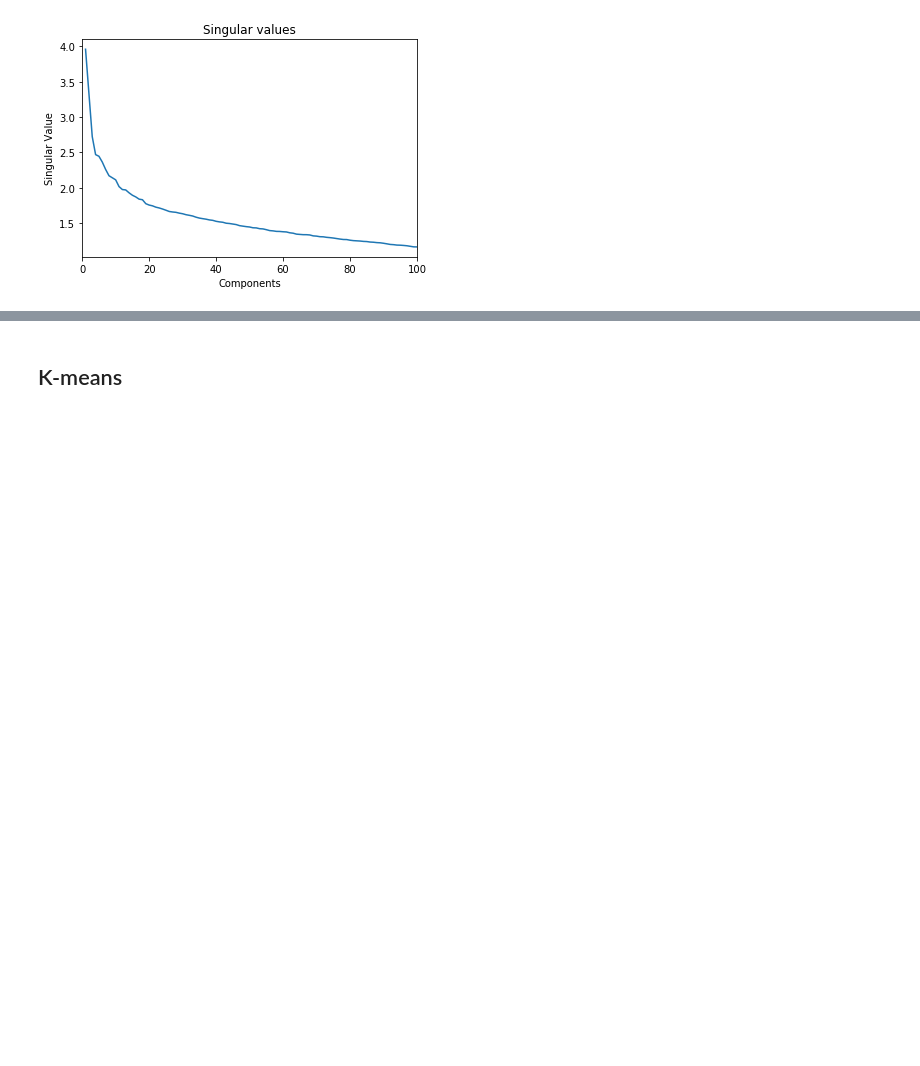
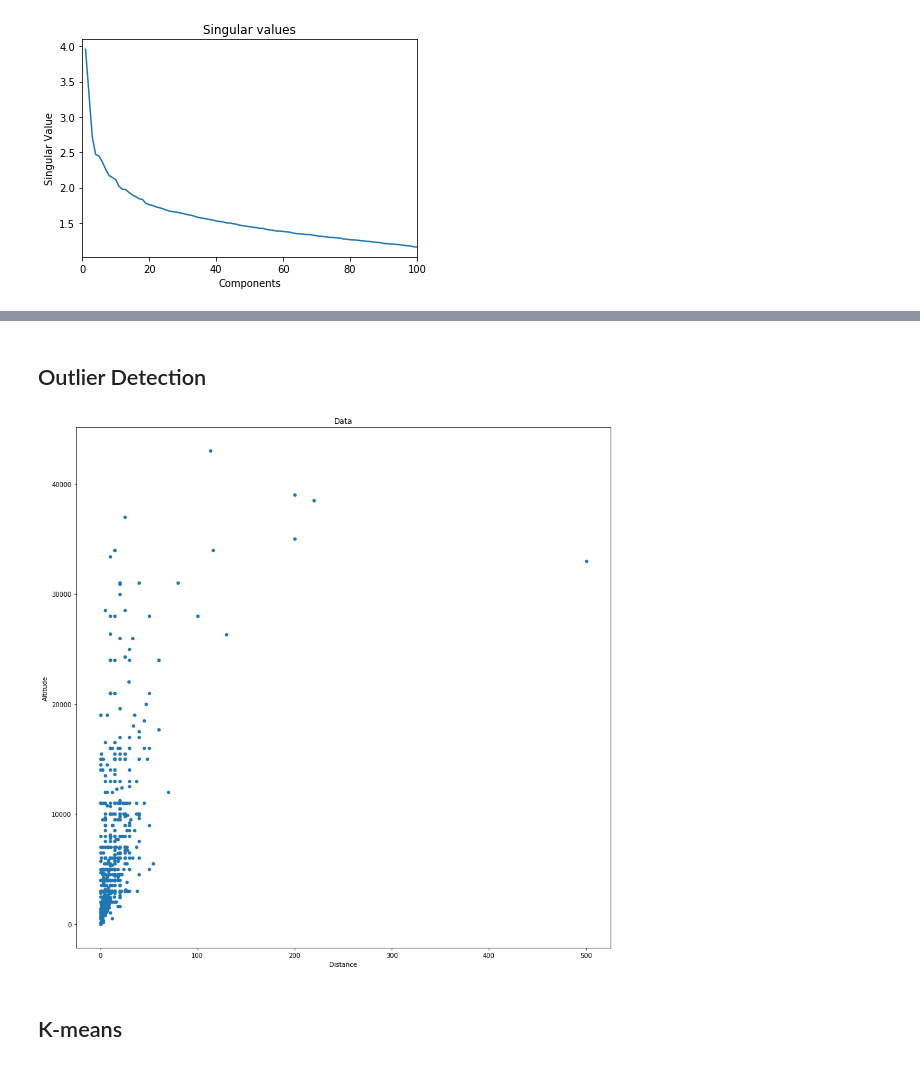
Before and after one commit to lingyigu/acas, a Jupyter notebook: src/03-Clustering.ipynb, the cells around one changed output, grey strips where cells are left out. Saved outputs shown, nothing was run; the diff lists cells and outputs as text; code cells hidden in the pictures; blank space fills up the shorter version.

```diff
--- a/src/03-Clustering.ipynb
+++ b/src/03-Clustering.ipynb
@@ -121,2 +123,17 @@ df_features.head()
+# %% [markdown]
+## Outlier Detection
+# %%
+plt.figure(figsize=(15, 15))
+
+dis = new_report['Distance']
+alt = new_report['Altitude']
+plt.scatter(x=dis, y=alt, s=20)
+
+plt.xlabel('Distance')
+plt.ylabel('Altitude')
+plt.title('Data')
+plt.show()
+# %% [output]
+[figure, added]
 # %% [markdown]
 ## K-means
```
Also changed, not shown: parts of 13 cells of this notebook.
